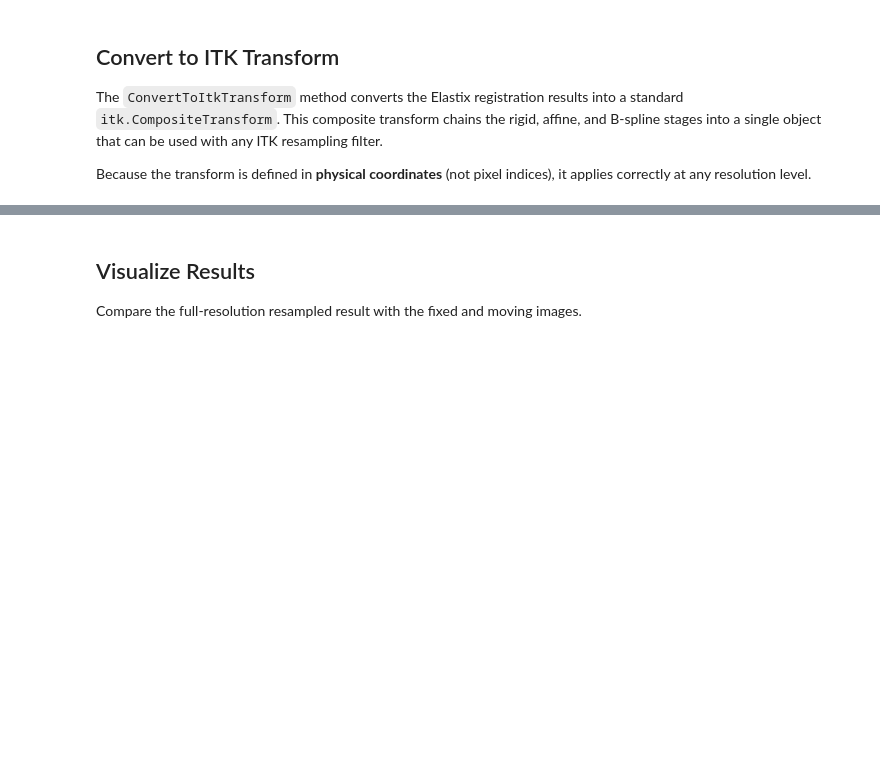
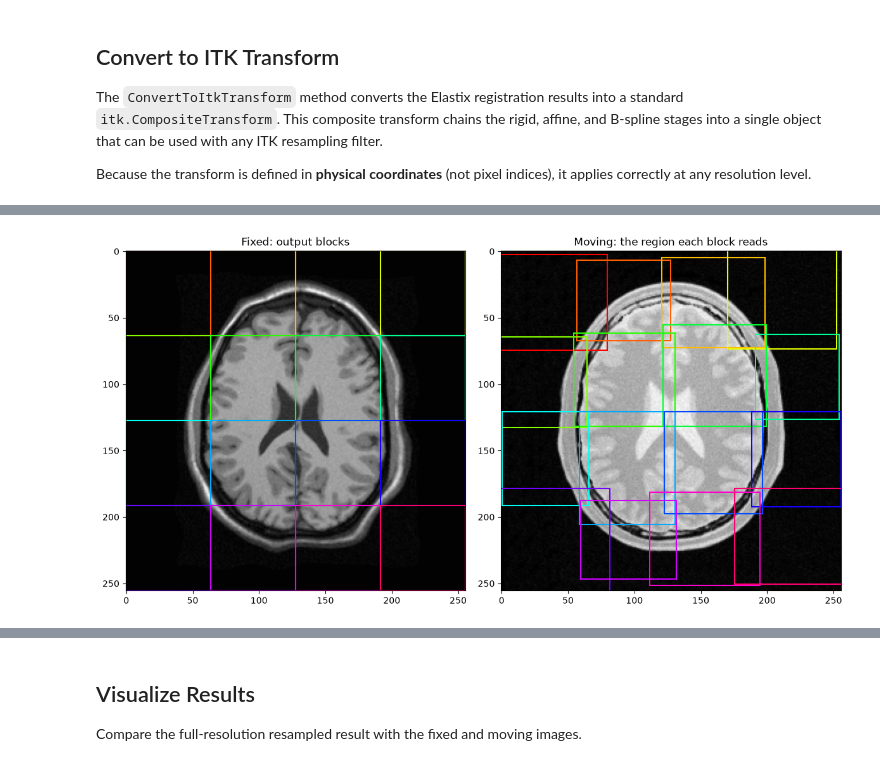
Before and after one commit to InsightSoftwareConsortium/ITKElastix, a Jupyter notebook: examples/ITK_Example23_NgffZarrMultiscaleRegistration.ipynb, the cells around one changed output, grey strips where cells are left out. Saved outputs shown, nothing was run; the diff lists cells and outputs as text; code cells hidden in the pictures; blank space fills up the shorter version.

```diff
--- a/examples/ITK_Example23_NgffZarrMultiscaleRegistration.ipynb
+++ b/examples/ITK_Example23_NgffZarrMultiscaleRegistration.ipynb
@@ -235,3 +414,28 @@ print(f"Resampled dask array: shape={resampled_dask_array.shape}, chunks={resamp
+# %%
+# 3. Every block of the block-wise resample and its moving-image region,
+# one color per block. The regions overlap by the padding and follow the
+# registration transform's deformation.
+colors = plt.cm.hsv(np.linspace(0, 1, len(locations), endpoint=False))
+
+fig, axs = plt.subplots(1, 2, figsize=[12, 6])
+axs[0].imshow(fixed_array, cmap="gray")
+axs[1].imshow(moving_array, cmap="gray")
+for location, color in zip(locations, colors):
+    draw_box(
+        axs[0],
+        {"y": location[0][0], "x": location[1][0]},
+        {"y": location[0][1] - location[0][0], "x": location[1][1] - location[1][0]},
+        color,
+        linewidth=1.5,
+    )
+    region = block_bounding_box(location)
+    draw_box(axs[1], region.start_index, region.size, color, linewidth=1.5)
+axs[0].set_title("Fixed: output blocks")
+axs[1].set_title("Moving: the region each block reads")
+plt.tight_layout()
+plt.show()
+# %% [output]
+[figure, added]
 # %%
 # Compute the result (triggers parallel execution across chunks)
 resampled_array = resampled_dask_array.compute()
```
Also changed, not shown: parts of 25 cells of this notebook, 2 other files.
